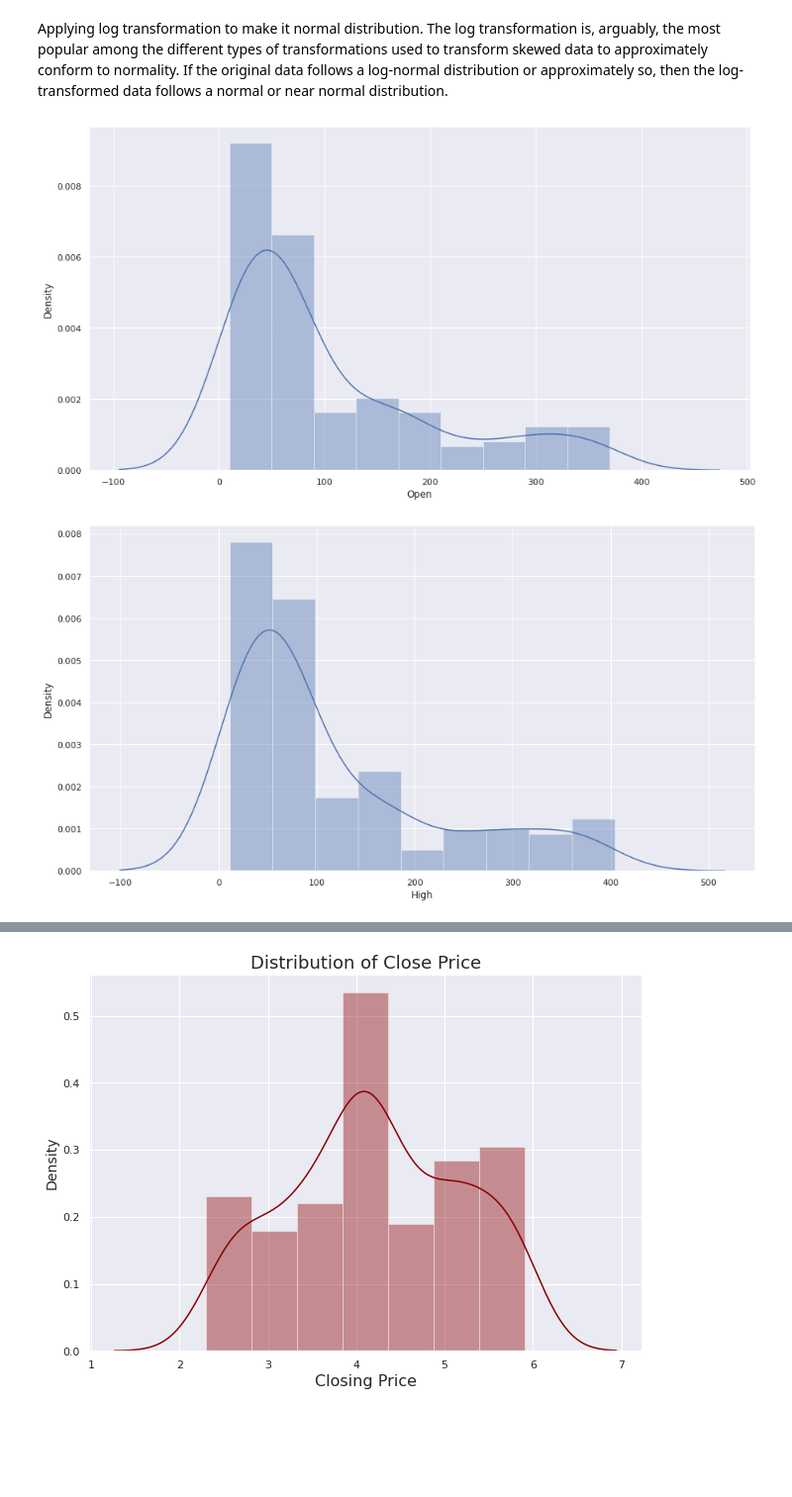
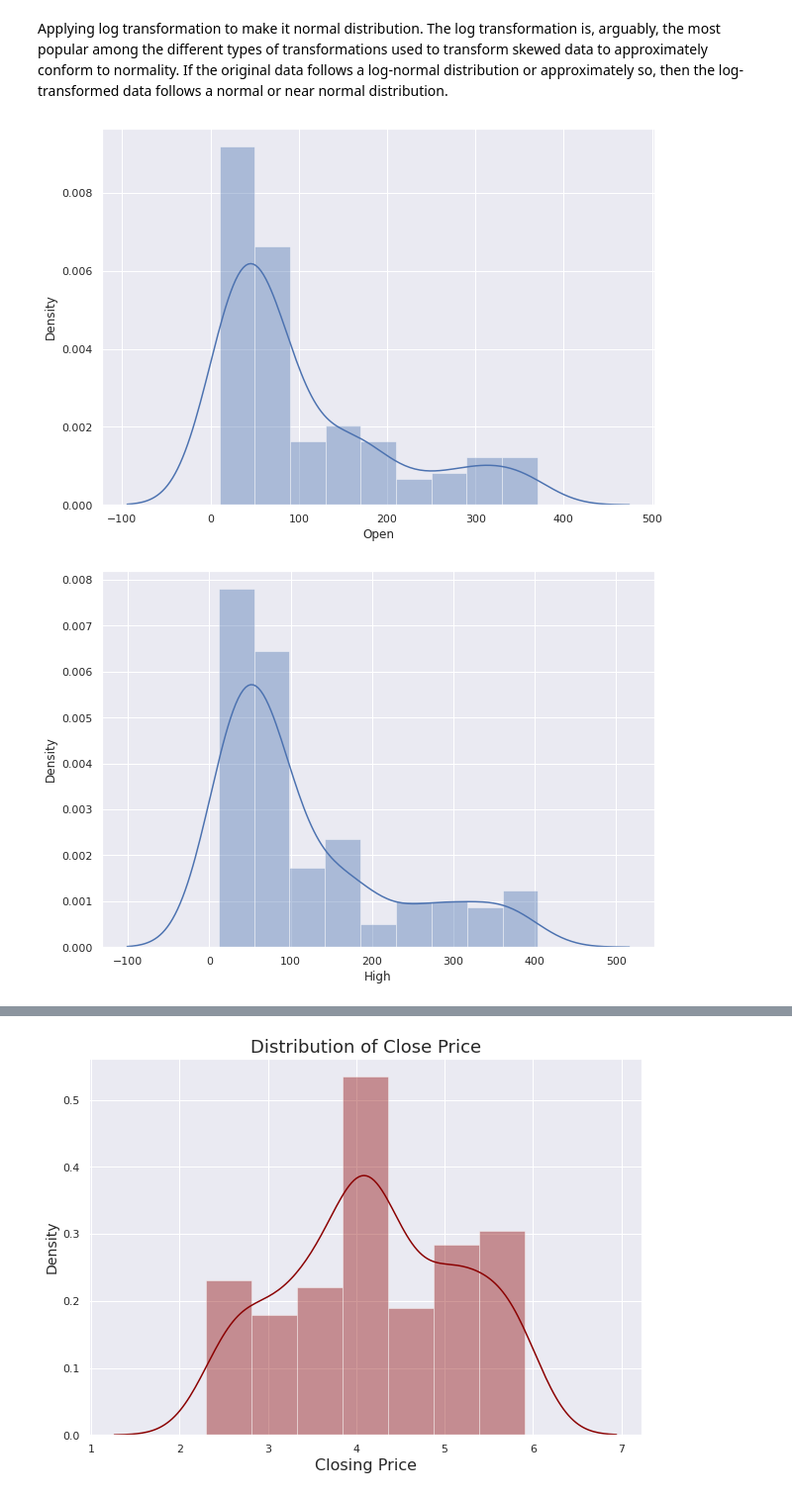
Before and after one commit to DrBharathiTC/Yesbankstockpriceprediction, a Jupyter notebook: Yes_Bank_Stock_Closing_Price_Prediction.ipynb, the cells around one changed output, grey strips where cells are left out. Shown at 99% size. Saved outputs shown, nothing was run; the diff lists cells and outputs as text; code cells hidden in the pictures; blank space fills up the shorter version.

```diff
--- a/Yes_Bank_Stock_Closing_Price_Prediction.ipynb
+++ b/Yes_Bank_Stock_Closing_Price_Prediction.ipynb
@@ -224,8 +229,8 @@ The log transformation is, arguably, the most popular among the different types
 drop_datedf=YBCPP.drop(['Date'],axis=1)
 # %%
 for i in drop_datedf:
-  plt.figure(figsize=(15,8))
+  plt.figure(figsize=(10,7))
   sns.distplot(YBCPP[i])
 # %% [output]
-[figure, old version]
+[figure, new version]
-[figure, old version]
+[figure, new version]
```
Also changed, not shown: parts of 16 cells of this notebook.
